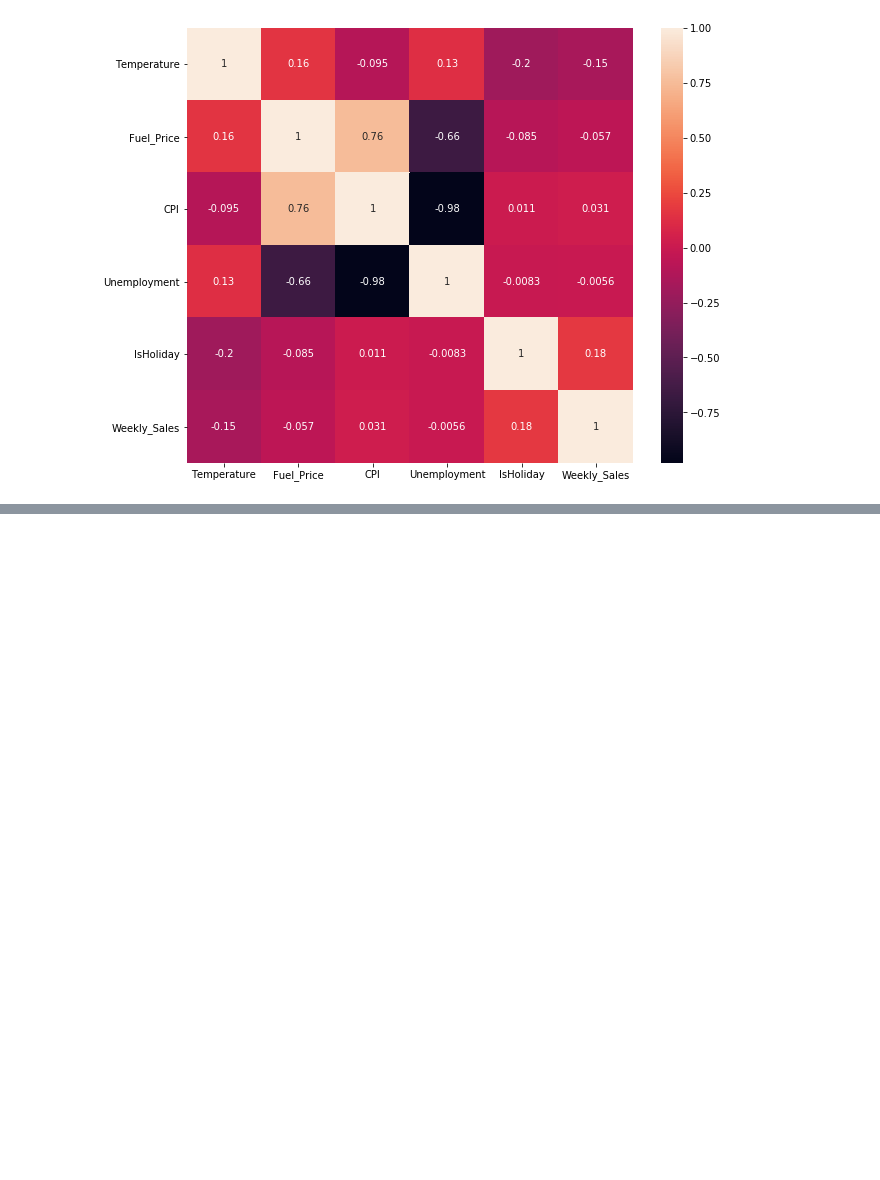
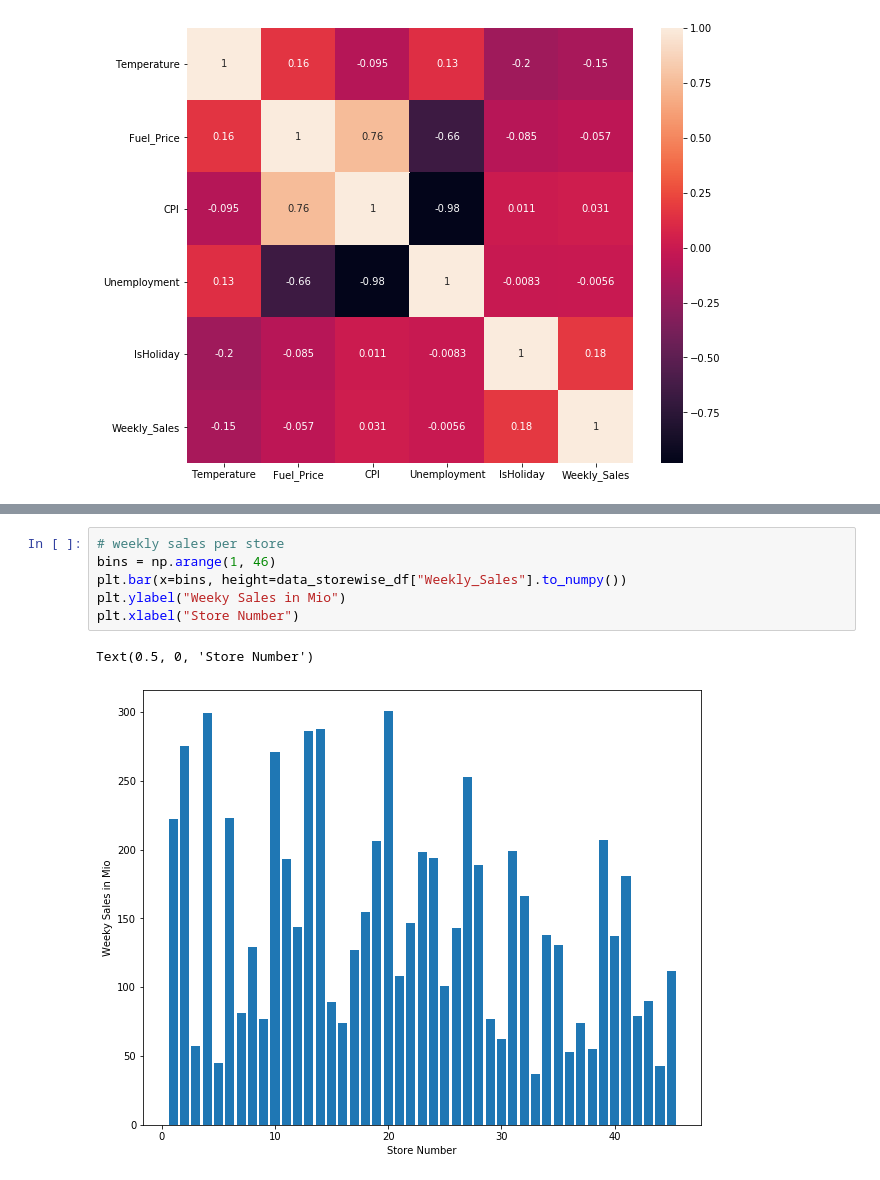
Before and after one commit to patrickbrus/Retail_Data_Analytics, a Jupyter notebook: 1_Data_Exploration.ipynb, the cells around one changed output, grey strips where cells are left out. Cells and saved outputs as stored; diff of their text form; blank space fills up the shorter version.

```diff
--- a/1_Data_Exploration.ipynb
+++ b/1_Data_Exploration.ipynb
@@ -204,0 +229,9 @@ sns.heatmap(data_datewise_df.corr(), annot=True)
+# %%
+# weekly sales per store
+bins = np.arange(1, 46)
+plt.bar(x=bins, height=data_storewise_df["Weekly_Sales"].to_numpy())
+plt.ylabel("Weeky Sales in Mio")
+plt.xlabel("Store Number")
+# %% [output]
+Text(0.5, 0, 'Store Number')
+[figure, added]
```
Also changed, not shown: parts of 4 cells of this notebook.
